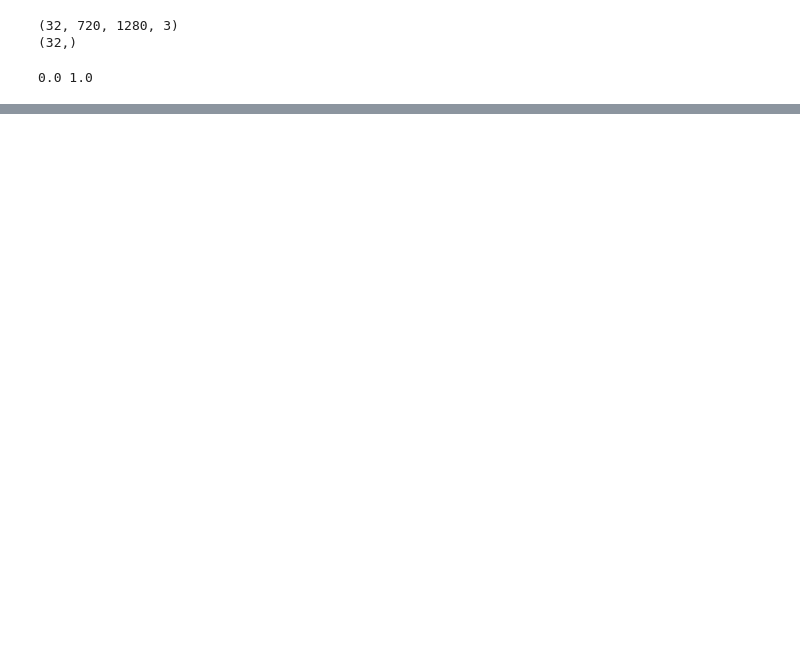
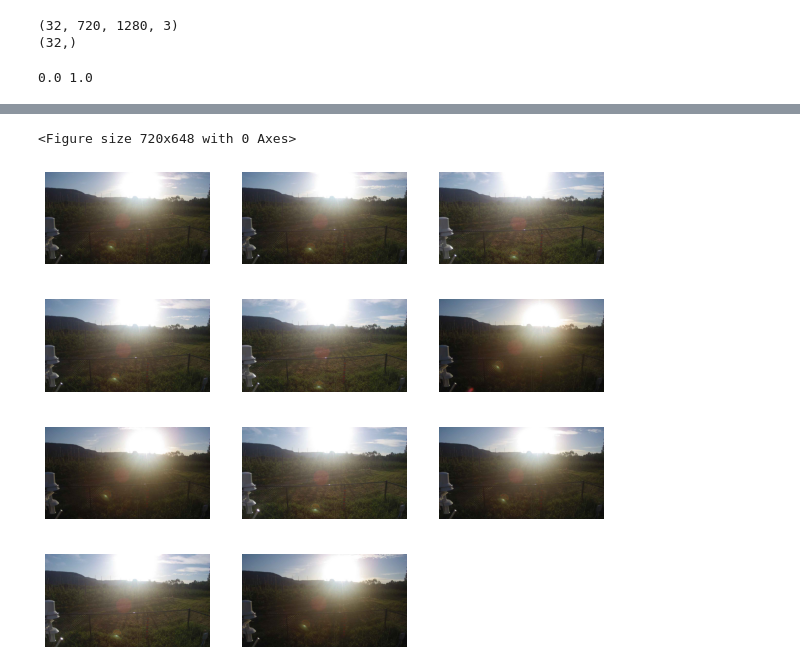
Before and after one commit to arnoldas500/clouds_detection, a Jupyter notebook: cloud_classifier.ipynb, the cells around one changed output, grey strips where cells are left out. Cells and saved outputs as stored; diff of their text form; code cells hidden in the pictures; blank space fills up the shorter version.

```diff
--- a/cloud_classifier.ipynb
+++ b/cloud_classifier.ipynb
@@ -403,0 +458,33 @@ This image most likely belongs to clear with a 46.86 percent confidence.
+# %%
+# print (class_names)
+j=0
+rain_imgs = []
+plt.figure(figsize=(10, 9))
+for k,i in enumerate(classes):
+#     print(k,i)
+    if i==4:
+        j += 1
+        rain_imgs.append(images[k])
+#         plt.subplot(3,4,i+1)
+#         plt.imshow(images[k].astype("uint8"))
+#         plt.title(class_names[i])
+#         plt.axis('off')
+#         print(j)
+#         print(class_names[i])
+#         plt.imshow(images[i].astype("uint8"))
+# print(rain_imgs)
+# %% [output]
+<Figure size 720x648 with 0 Axes>
+# %%
+plt.figure(figsize=(10, 9))
+# print((rain_imgs[1]))
+plt.imshow(rain_imgs[1].astype("uint8"))
+plt.imshow(rain_imgs[2].astype("uint8"))
+
+for i in range(11):
+    plt.subplot(4,3,i+1)
+    plt.imshow(rain_imgs[i].astype("uint8"))
+#     plt.title(class_names[i])
+    plt.axis('off')
+# %% [output]
+[figure, added]
```
Also changed, not shown: parts of 21 cells of this notebook, 2 other files.
